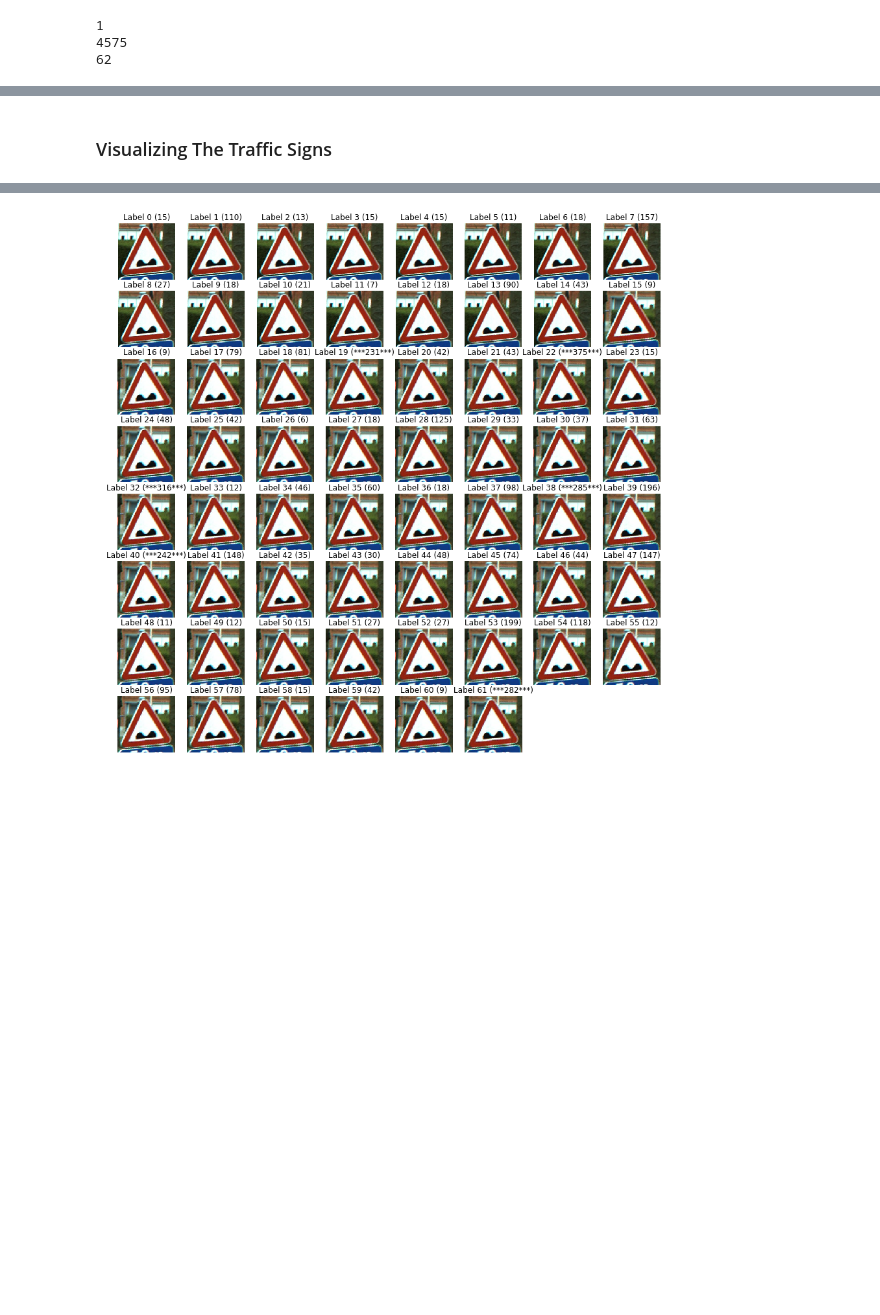
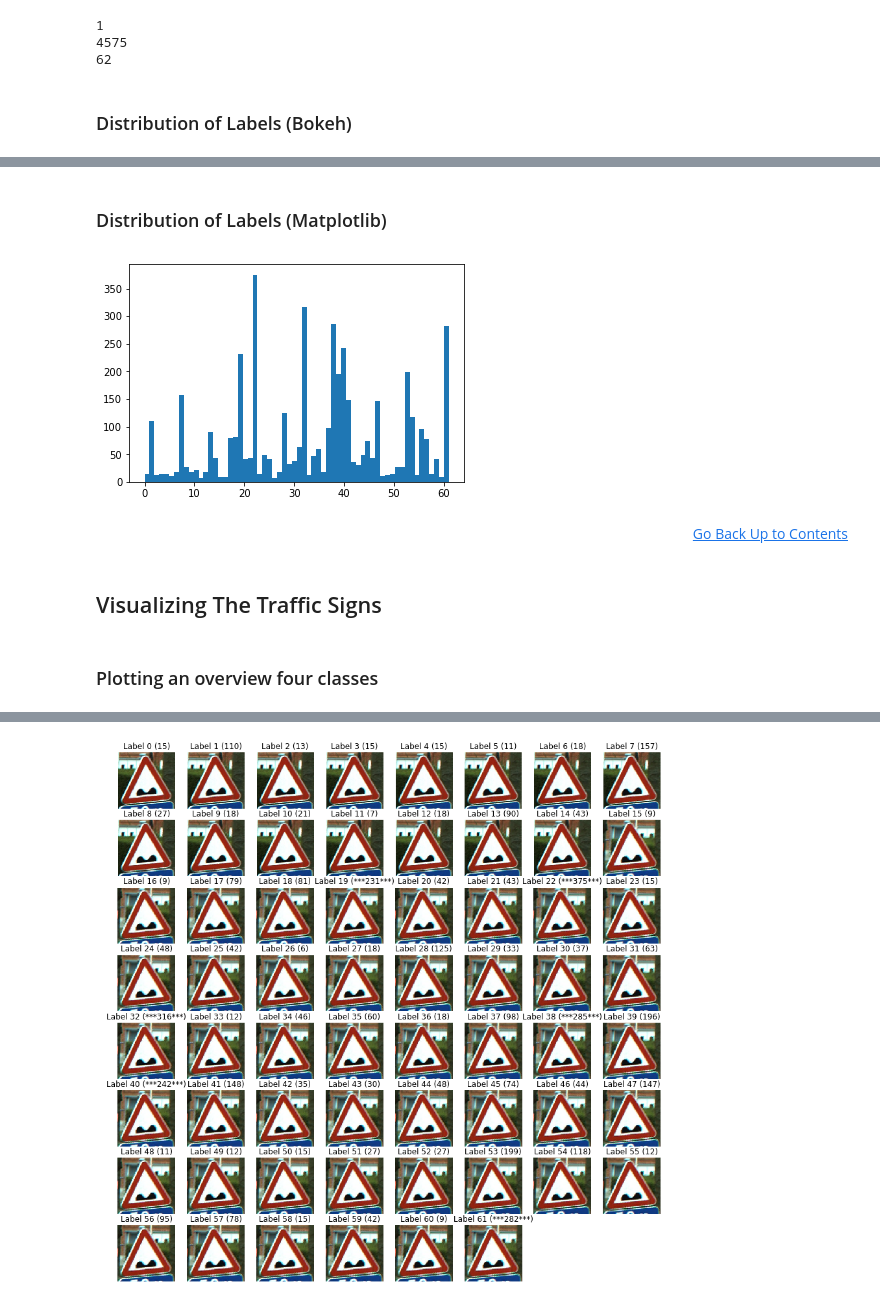
Before and after one commit to anaparravera/traffic-signs-analyzer, a Jupyter notebook: tensorflow-traffic-sign-analyzer.ipynb, the cells around one changed output, grey strips where cells are left out. Cells and saved outputs as stored; diff of their text form; code cells hidden in the pictures; blank space fills up the shorter version.

```diff
--- a/notebook-version.ipynb
+++ b/tensorflow-traffic-sign-analyzer.ipynb
@@ -145,6 +176,9 @@ print(len(set(labels)))
 1
 4575
 62
+# %% [markdown]
+<a name="distribution-bokeh"></a>
+### Distribution of Labels (Bokeh)
 # %%
 p = figure(title="Distribution of Traffic Sign Labels",tools="save",
             background_fill_color="#dadad9")
@@ -158,5 +192,21 @@ show(p)
 # %% [output]
 [interactive output not drawn]
 [interactive output not drawn]
+# %% [markdown]
+<a name="distribution-matplotlib"></a>
+### Distribution of Labels (Matplotlib)
+# %%
+# Make a histogram with 62 bins of the `labels` data
+plt.hist(labels, 62)
+
+# Show the plot
+plt.show()
+# %% [output]
+[figure, added]
+# %% [markdown]
+<dl style="text-align: right">
+  <a href="#contents"> Go Back Up to Contents </a>
+</dl>
 # %% [markdown]
-### Visualizing The Traffic Signs
+<a name="visualizing"></a>
+## Visualizing The Traffic Signs
@@ -162,0 +218,3 @@ show(p)
+# %% [markdown]
+<a name="four-classes"></a>
+### Plotting an overview four classes
```
Also changed, not shown: parts of 25 cells of this notebook.
